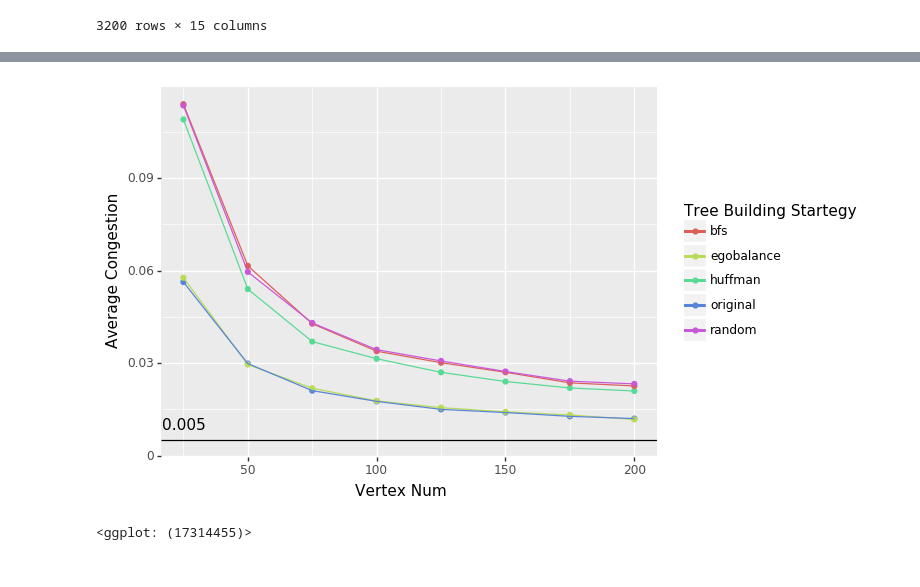
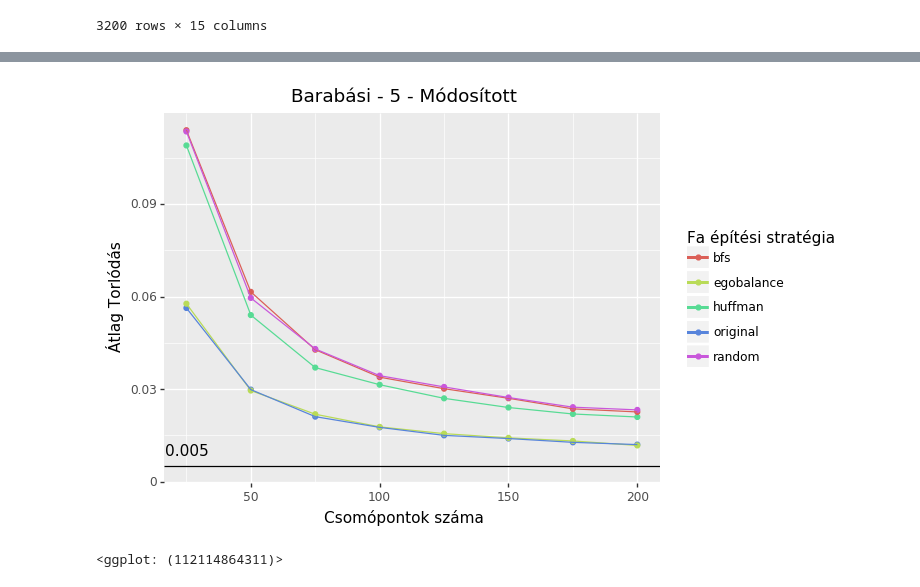
Before and after one commit to wahur666/DAN-Demo, a Jupyter notebook: src/Result analisys.ipynb, the cells around one changed output, grey strips where cells are left out. Saved outputs shown, nothing was run; the diff lists cells and outputs as text; code cells hidden in the pictures.

```diff
--- a/src/Result analisys.ipynb
+++ b/src/Result analisys.ipynb
@@ -77,12 +87,12 @@ qq = ggplot(dta, aes(x=dta.index, y='real_congestion', color='type')) \
     + geom_point() \
     + geom_line() \
     + scale_y_continuous() \
-    + xlab('Vertex Num') \
-    + ylab('Average Congestion') \
-    + labs(color='Tree Building Startegy') \
-    + geom_hline(yintercept=0.005)
+    + xlab('Csomópontok száma') \
+    + ylab('Átlag Torlódás') \
+    + labs(color='Fa építési stratégia') \
+    + ggtitle('Barabási - 5 - Módosított')
 # %%
-qq + annotate("text", x=25, y=0.01, label='0.005')
+qq + geom_hline(yintercept=0.005) + annotate("text", x=25, y=0.01, label='0.005')
 # %% [output]
-[figure, old version]
+[figure, new version]
-<ggplot: (17314455)>
+<ggplot: (112114864311)>
```
Also changed, not shown: parts of 8 cells of this notebook, 2 other files.
